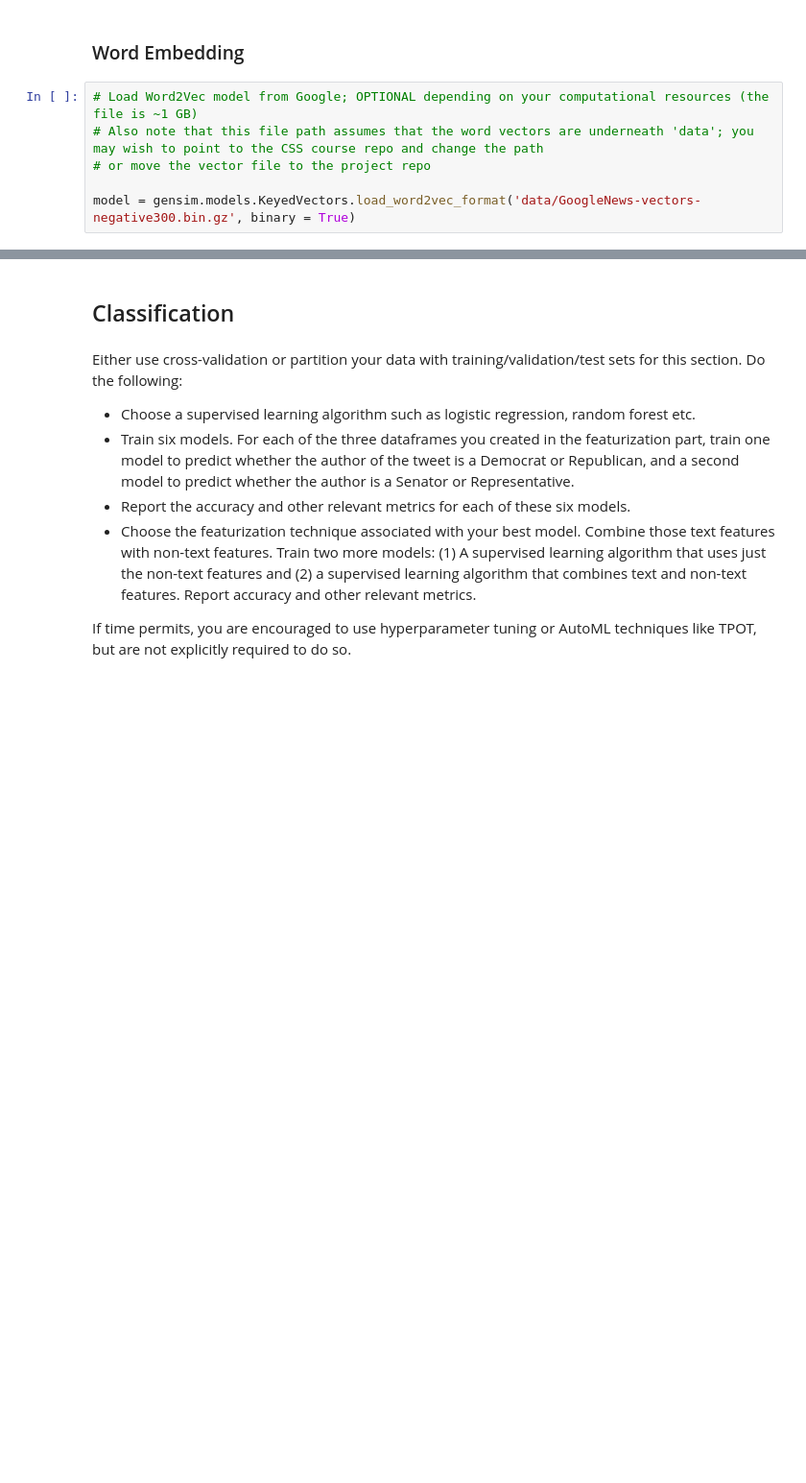
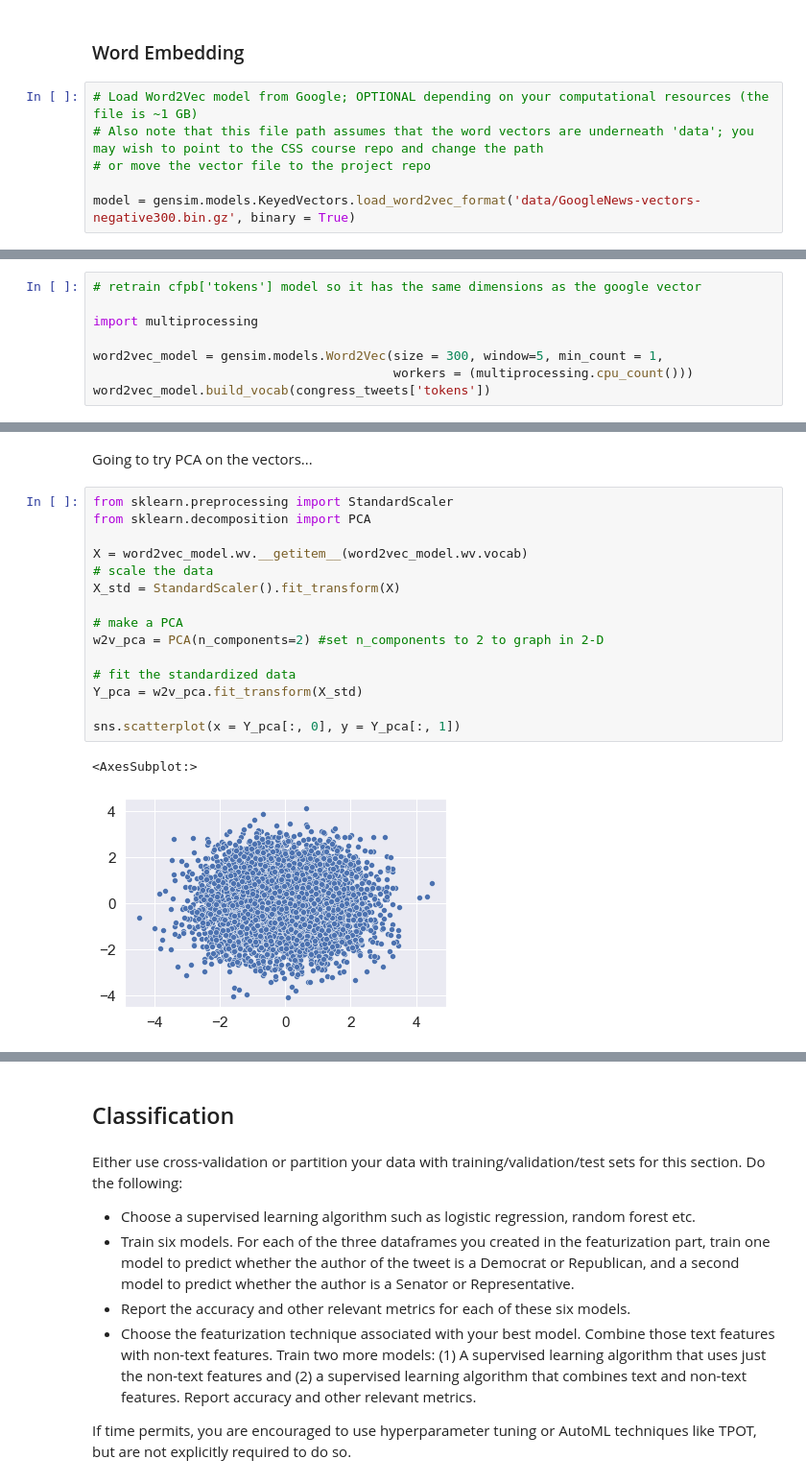
Before and after one commit to paulbsalamanca/CSS-Project-5-Team-6-Spring-2021, a Jupyter notebook: Project 5 Student.ipynb, the cells around one changed output, grey strips where cells are left out. Shown: that part at 96% size. Drawn from its saved outputs; the diff is of its cells as text; blank space fills up the shorter version.

```diff
--- a/Project 5 Student.ipynb
+++ b/Project 5 Student.ipynb
@@ -503,0 +503,8 @@ model = gensim.models.KeyedVectors.load_word2vec_format('data/GoogleNews-vectors
+# %%
+# retrain cfpb['tokens'] model so it has the same dimensions as the google vector
+
+import multiprocessing
+
+word2vec_model = gensim.models.Word2Vec(size = 300, window=5, min_count = 1,
+                                        workers = (multiprocessing.cpu_count()))
+word2vec_model.build_vocab(congress_tweets['tokens'])
@@ -503,0 +579,20 @@ model = gensim.models.KeyedVectors.load_word2vec_format('data/GoogleNews-vectors
+# %% [markdown]
+Going to try PCA on the vectors...
+# %%
+from sklearn.preprocessing import StandardScaler
+from sklearn.decomposition import PCA
+
+X = word2vec_model.wv.__getitem__(word2vec_model.wv.vocab)
+# scale the data
+X_std = StandardScaler().fit_transform(X)
+
+# make a PCA
+w2v_pca = PCA(n_components=2) #set n_components to 2 to graph in 2-D
+
+# fit the standardized data
+Y_pca = w2v_pca.fit_transform(X_std)
+
+sns.scatterplot(x = Y_pca[:, 0], y = Y_pca[:, 1])
+# %% [output]
+<AxesSubplot:>
+[figure, added]
```
Also changed, not shown: parts of 43 cells of this notebook.
